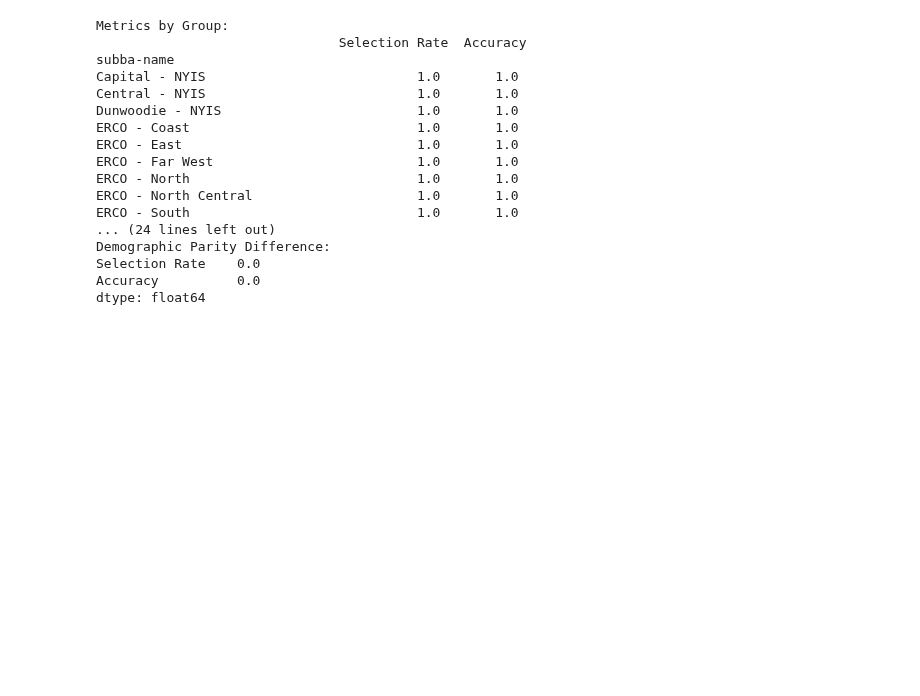
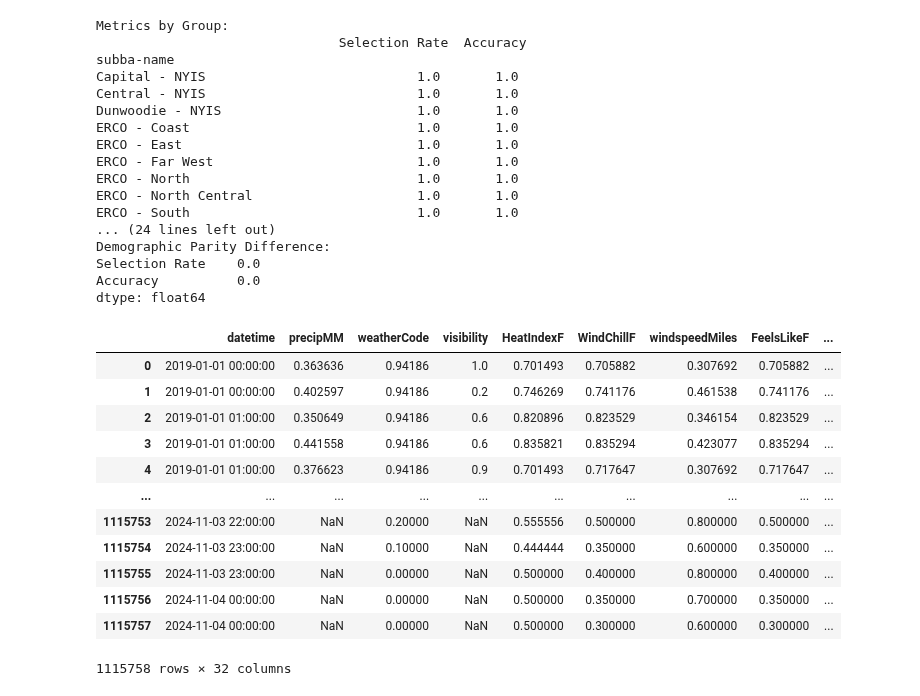
Before and after one commit to MLOPS-IE7374-Fall2024-G9/mlops-project, a Jupyter notebook: experiments/data_bias_slicing.ipynb, the cells around one changed output. Saved outputs shown, nothing was run; the diff lists cells and outputs as text; code cells hidden in the pictures; blank space fills up the shorter version.

Commit message:
rectified nan introduction into dataset while bias mitigation

```diff
--- a/experiments/data_bias_slicing.ipynb
+++ b/experiments/data_bias_slicing.ipynb
@@ -408,3 +408,22 @@ Demographic Parity Difference:
 Selection Rate    0.0
 Accuracy          0.0
 dtype: float64
+# %%
+import pandas as pd
+df = pd.read_csv('/Users/akm/Desktop/mlops-project/dataset/data/bias_mitigated_data.csv')
+
+df
+# %% [output]
+|  | datetime | precipMM | weatherCode | visibility | HeatIndexF | WindChillF | windspeedMiles | FeelsLikeF | ... |
+| 0 | 2019-01-01 00:00:00 | 0.363636 | 0.94186 | 1.0 | 0.701493 | 0.705882 | 0.307692 | 0.705882 | ... |
+| 1 | 2019-01-01 00:00:00 | 0.402597 | 0.94186 | 0.2 | 0.746269 | 0.741176 | 0.461538 | 0.741176 | ... |
+| 2 | 2019-01-01 01:00:00 | 0.350649 | 0.94186 | 0.6 | 0.820896 | 0.823529 | 0.346154 | 0.823529 | ... |
+| 3 | 2019-01-01 01:00:00 | 0.441558 | 0.94186 | 0.6 | 0.835821 | 0.835294 | 0.423077 | 0.835294 | ... |
+| 4 | 2019-01-01 01:00:00 | 0.376623 | 0.94186 | 0.9 | 0.701493 | 0.717647 | 0.307692 | 0.717647 | ... |
+| ... | ... | ... | ... | ... | ... | ... | ... | ... | ... |
+| 1115753 | 2024-11-03 22:00:00 | NaN | 0.20000 | NaN | 0.555556 | 0.500000 | 0.800000 | 0.500000 | ... |
+| 1115754 | 2024-11-03 23:00:00 | NaN | 0.10000 | NaN | 0.444444 | 0.350000 | 0.600000 | 0.350000 | ... |
+| 1115755 | 2024-11-03 23:00:00 | NaN | 0.00000 | NaN | 0.500000 | 0.400000 | 0.800000 | 0.400000 | ... |
+| 1115756 | 2024-11-04 00:00:00 | NaN | 0.00000 | NaN | 0.500000 | 0.350000 | 0.700000 | 0.350000 | ... |
+| 1115757 | 2024-11-04 00:00:00 | NaN | 0.00000 | NaN | 0.500000 | 0.300000 | 0.600000 | 0.300000 | ... |
+1115758 rows × 32 columns
```
Also changed, not shown: parts of 1 cell of this notebook, 2 other files.
